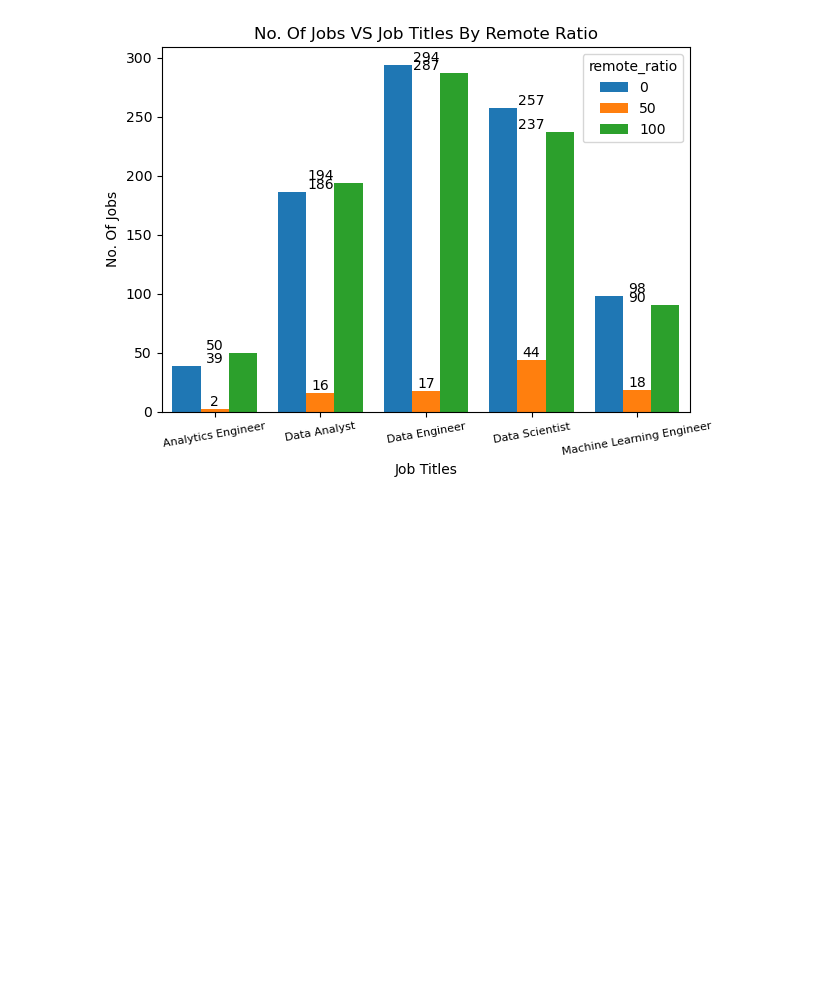
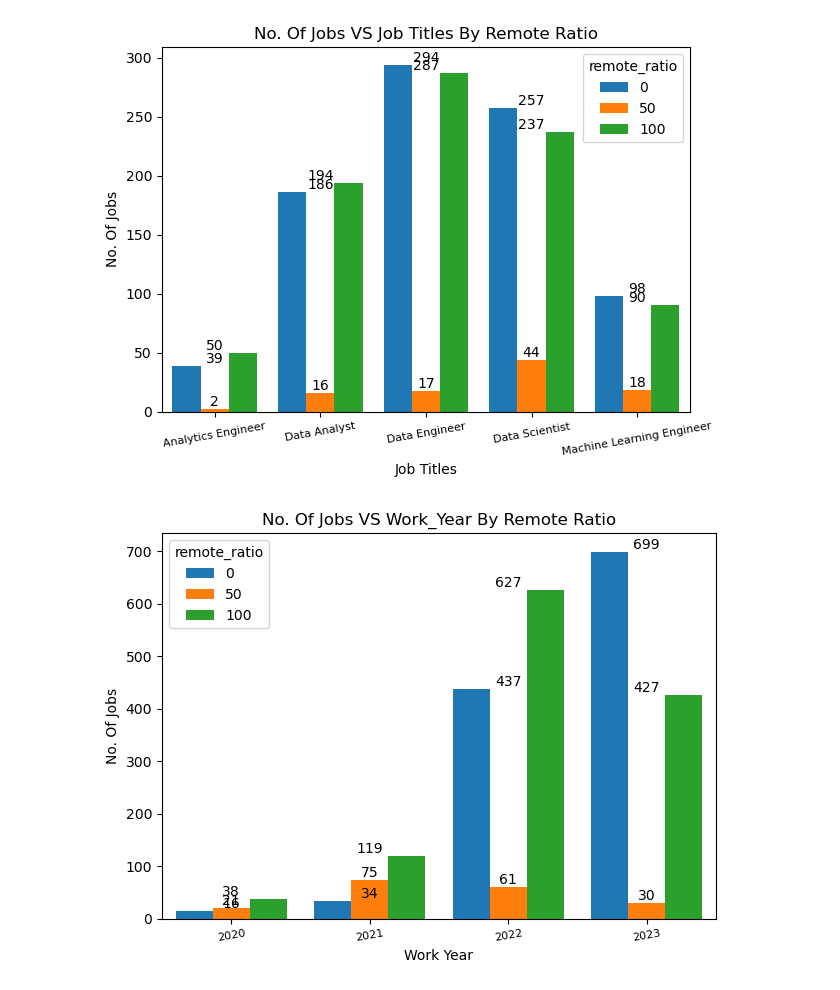
Before and after one commit to garimac12/project_acai, a Jupyter notebook: Project_NN.ipynb, the cells around one changed output. Saved outputs shown, nothing was run; the diff lists cells and outputs as text; code cells hidden in the pictures; blank space fills up the shorter version.

Commit message:
Add files via upload
Adding more analysis and uploading final Draft

```diff
--- a/Project_NN.ipynb
+++ b/Project_NN.ipynb
@@ -442,3 +441,41 @@ plt.show()
 # remote or on-site work models are preferable by companies.
 # %% [output]
 [figure]
+# %%
+# Multivariant Analysis (No. Of Jobs VS Work Year By Remote Ratio)
+
+
+reduced_dataframe = df.groupby(["work_year"]).remote_ratio.value_counts().reset_index(name="no_of_jobs")
+largest_five_residence_series = reduced_dataframe.groupby(["work_year"])["no_of_jobs"].sum().nlargest(5)
+making_dataframe = largest_five_residence_series.to_frame().reset_index()
+final_dataframe_largefive_residence = reduced_dataframe[reduced_dataframe["work_year"].isin(making_dataframe["work_year"])]
+pivot_dataframe_plotting = final_dataframe_largefive_residence.pivot(index="work_year", columns="remote_ratio", values="no_of_jobs")
+
+
+# Calculate the width of the bars (adjust the value as needed)
+bar_width = 0.8
+
+# Plotting the bar chart with adjusted bar width
+ax = pivot_dataframe_plotting.plot(kind="bar", width=bar_width)
+
+# Add labels for each bar's value on top of the bar
+for i in range(len(pivot_dataframe_plotting)):
+    for j in range(len(pivot_dataframe_plotting.columns)):
+        value = pivot_dataframe_plotting.iloc[i, j]
+        ax.text(i, value, str(value), ha='center', va='bottom', fontsize=10)  # Adjust 'va' to 'bottom'
+
+plt.xticks(rotation=10, fontsize=8)
+plt.title('No. Of Jobs VS Work_Year By Remote Ratio')
+plt.xlabel('Work Year')
+plt.ylabel('No. Of Jobs')
+
+# Adjust the x-axis limits to increase its length
+plt.xlim(-0.5, len(pivot_dataframe_plotting) - 0.5)
+
+
+plt.tight_layout()  # Ensures that labels do not overlap
+plt.savefig("output_data_NN/Fig6_workyear_remote_ratio.png")
+
+plt.show()
+# %% [output]
+[figure, added]
```
Also changed, not shown: parts of 5 cells of this notebook, 5 other files.
